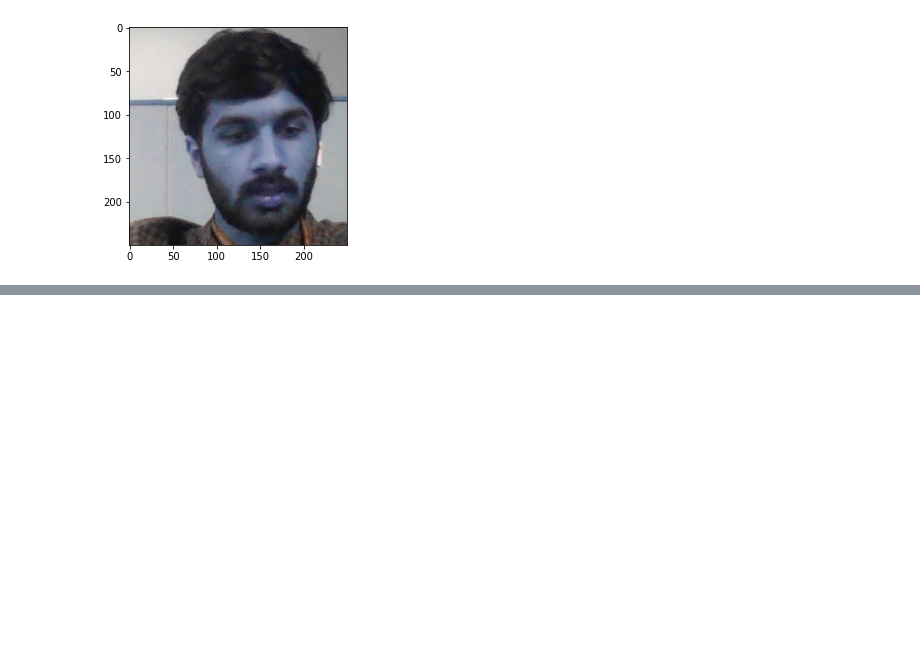
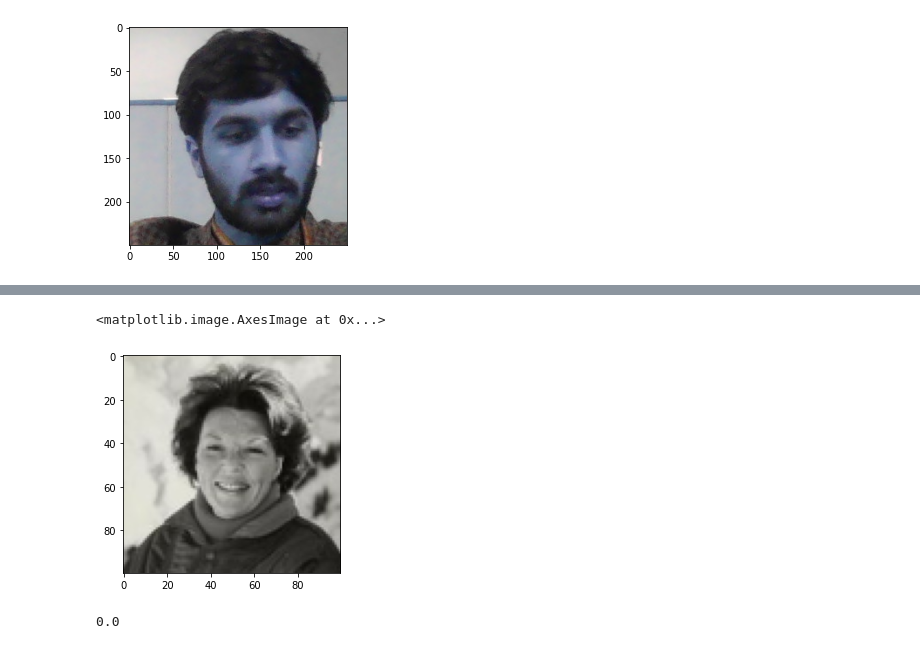
Before and after one commit to harshjainsk/Facial-Recognition, a Jupyter notebook: Face-Recognition-With-Siamese-Network.ipynb, the cells around one changed output, grey strips where cells are left out. Drawn from its saved outputs; the diff is of its cells as text; code cells hidden in the pictures; blank space fills up the shorter version.

```diff
--- a/Face-Recognition-With-Siamese-Network.ipynb
+++ b/Face-Recognition-With-Siamese-Network.ipynb
@@ -123,0 +172,9 @@ def preprocess(file_path):
+# %%
+plt.imshow(s[1])
+# %% [output]
+<matplotlib.image.AxesImage at 0x...>
+[figure, added]
+# %%
+s[2]
+# %% [output]
+0.0
```
Also changed, not shown: parts of 30 cells of this notebook.
